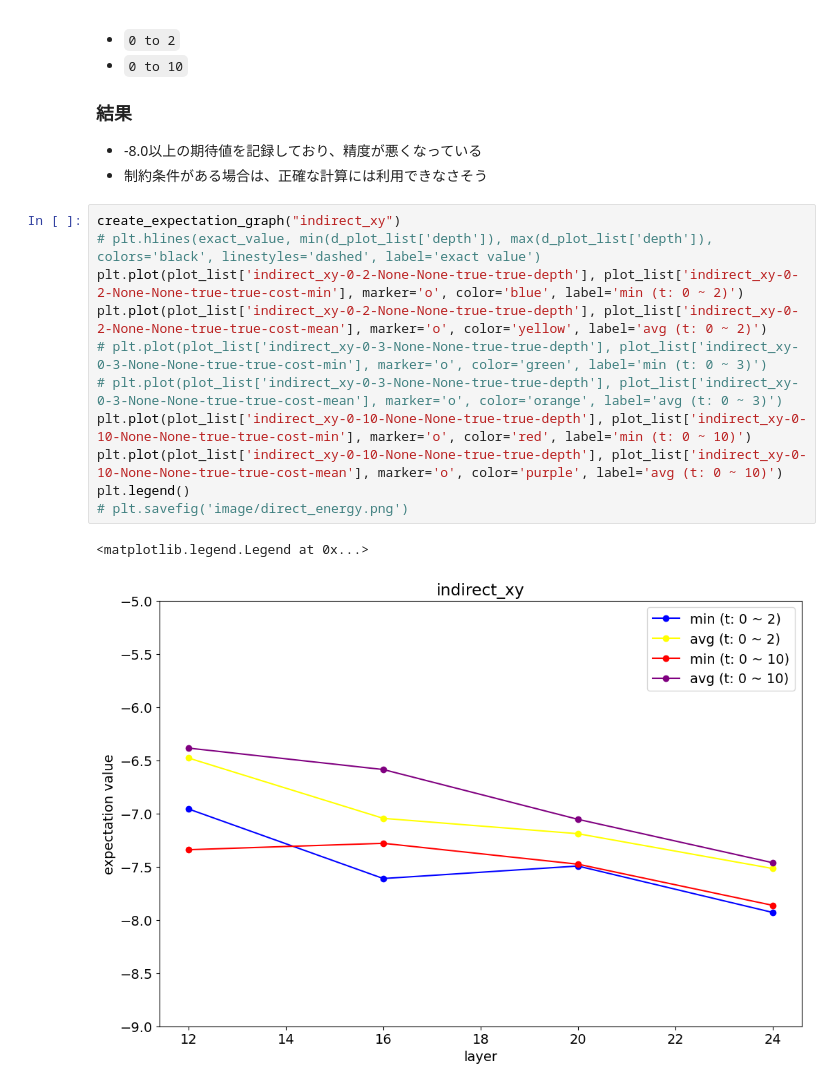
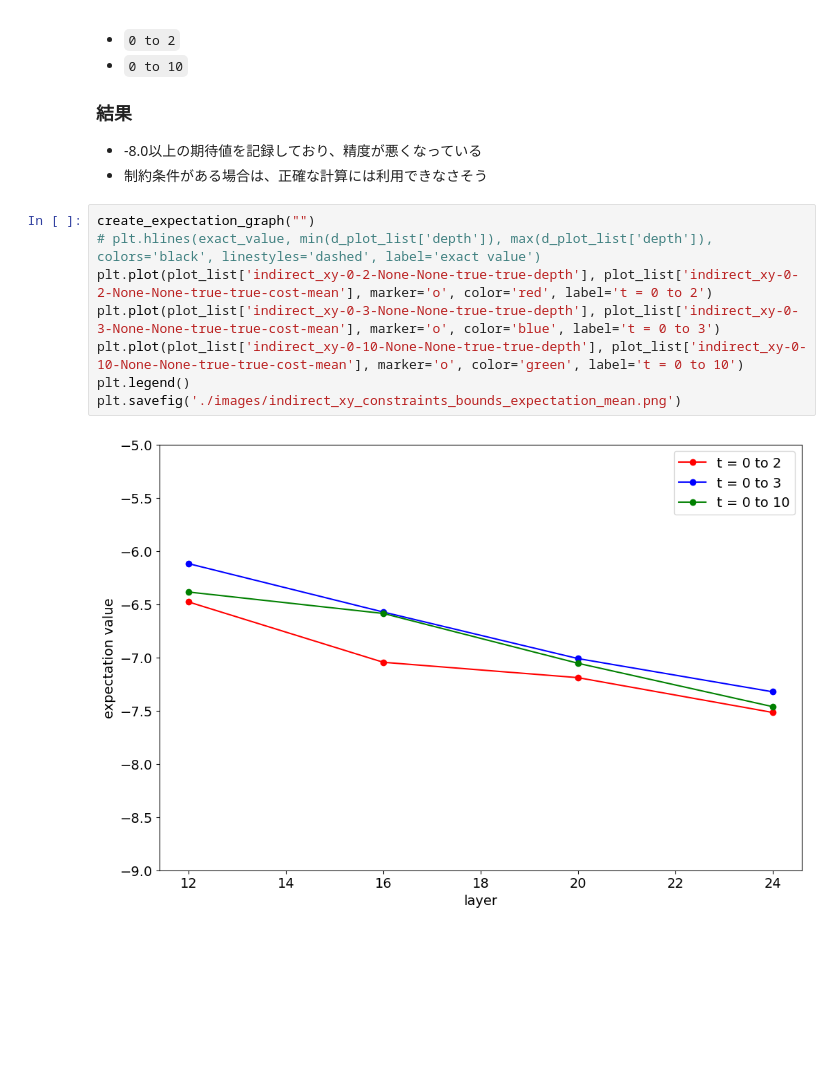
Before and after one commit to tanan/qsimu, a Jupyter notebook: qulacs/apps/notebook/time.ipynb, the cells around one changed output. Saved outputs shown, nothing was run; the diff lists cells and outputs as text; blank space fills up the shorter version.

```diff
--- a/qulacs/apps/notebook/time.ipynb
+++ b/qulacs/apps/notebook/time.ipynb
@@ -124,16 +139,12 @@ plt.legend()
 - -8.0以上の期待値を記録しており、精度が悪くなっている
 - 制約条件がある場合は、正確な計算には利用できなさそう
 # %%
-create_expectation_graph("indirect_xy")
+create_expectation_graph("")
 # plt.hlines(exact_value, min(d_plot_list['depth']), max(d_plot_list['depth']), colors='black', linestyles='dashed', label='exact value')
-plt.plot(plot_list['indirect_xy-0-2-None-None-true-true-depth'], plot_list['indirect_xy-0-2-None-None-true-true-cost-min'], marker='o', color='blue', label='min (t: 0 ~ 2)')
-plt.plot(plot_list['indirect_xy-0-2-None-None-true-true-depth'], plot_list['indirect_xy-0-2-None-None-true-true-cost-mean'], marker='o', color='yellow', label='avg (t: 0 ~ 2)')
-# plt.plot(plot_list['indirect_xy-0-3-None-None-true-true-depth'], plot_list['indirect_xy-0-3-None-None-true-true-cost-min'], marker='o', color='green', label='min (t: 0 ~ 3)')
-# plt.plot(plot_list['indirect_xy-0-3-None-None-true-true-depth'], plot_list['indirect_xy-0-3-None-None-true-true-cost-mean'], marker='o', color='orange', label='avg (t: 0 ~ 3)')
-plt.plot(plot_list['indirect_xy-0-10-None-None-true-true-depth'], plot_list['indirect_xy-0-10-None-None-true-true-cost-min'], marker='o', color='red', label='min (t: 0 ~ 10)')
-plt.plot(plot_list['indirect_xy-0-10-None-None-true-true-depth'], plot_list['indirect_xy-0-10-None-None-true-true-cost-mean'], marker='o', color='purple', label='avg (t: 0 ~ 10)')
+plt.plot(plot_list['indirect_xy-0-2-None-None-true-true-depth'], plot_list['indirect_xy-0-2-None-None-true-true-cost-mean'], marker='o', color='red', label='t = 0 to 2')
+plt.plot(plot_list['indirect_xy-0-3-None-None-true-true-depth'], plot_list['indirect_xy-0-3-None-None-true-true-cost-mean'], marker='o', color='blue', label='t = 0 to 3')
+plt.plot(plot_list['indirect_xy-0-10-None-None-true-true-depth'], plot_list['indirect_xy-0-10-None-None-true-true-cost-mean'], marker='o', color='green', label='t = 0 to 10')
 plt.legend()
-# plt.savefig('image/direct_energy.png')
+plt.savefig('./images/indirect_xy_constraints_bounds_expectation_mean.png')
 # %% [output]
-<matplotlib.legend.Legend at 0x...>
-[figure, old version]
+[figure, new version]
```
Also changed, not shown: parts of 7 cells of this notebook, 1 other file.
